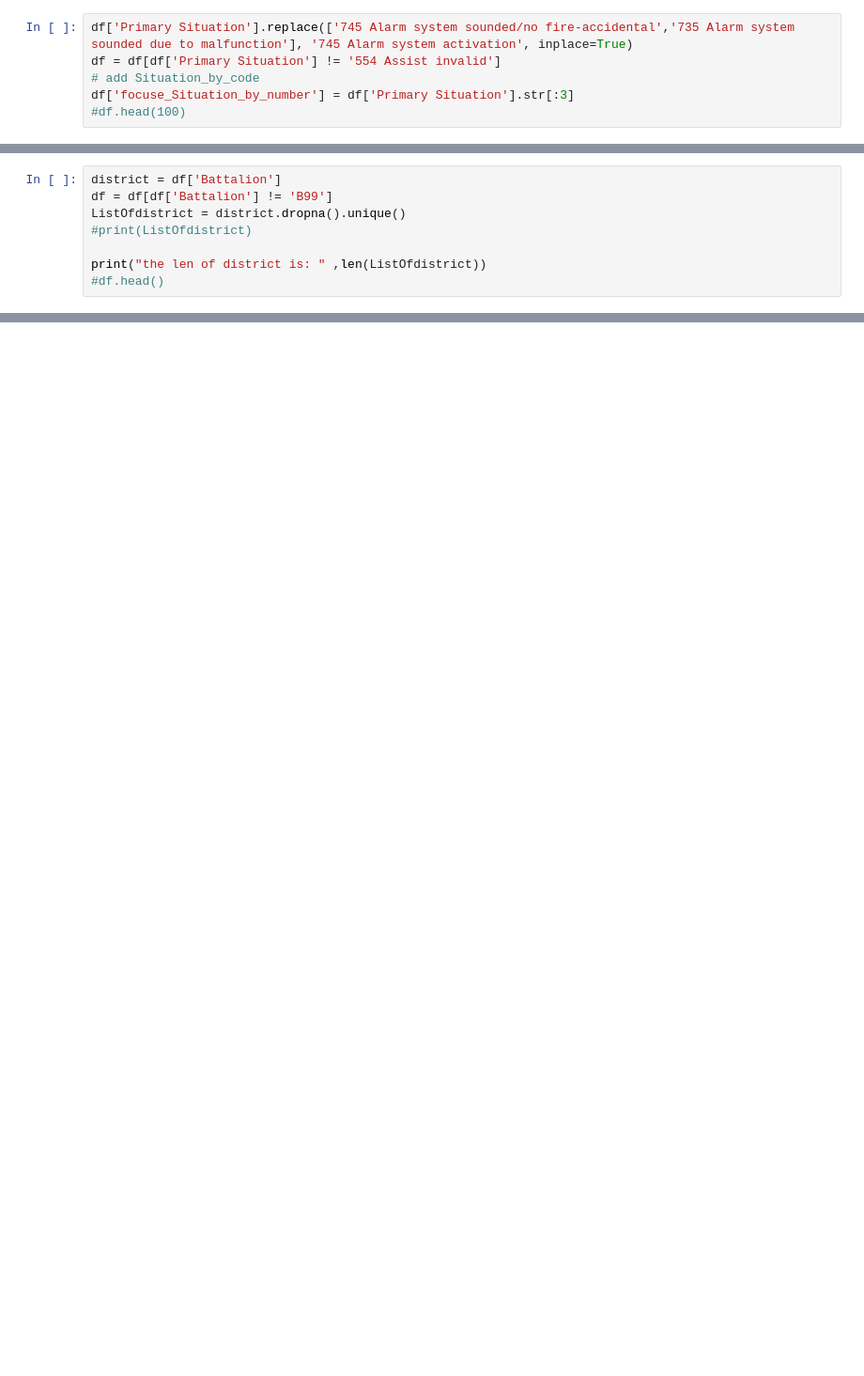
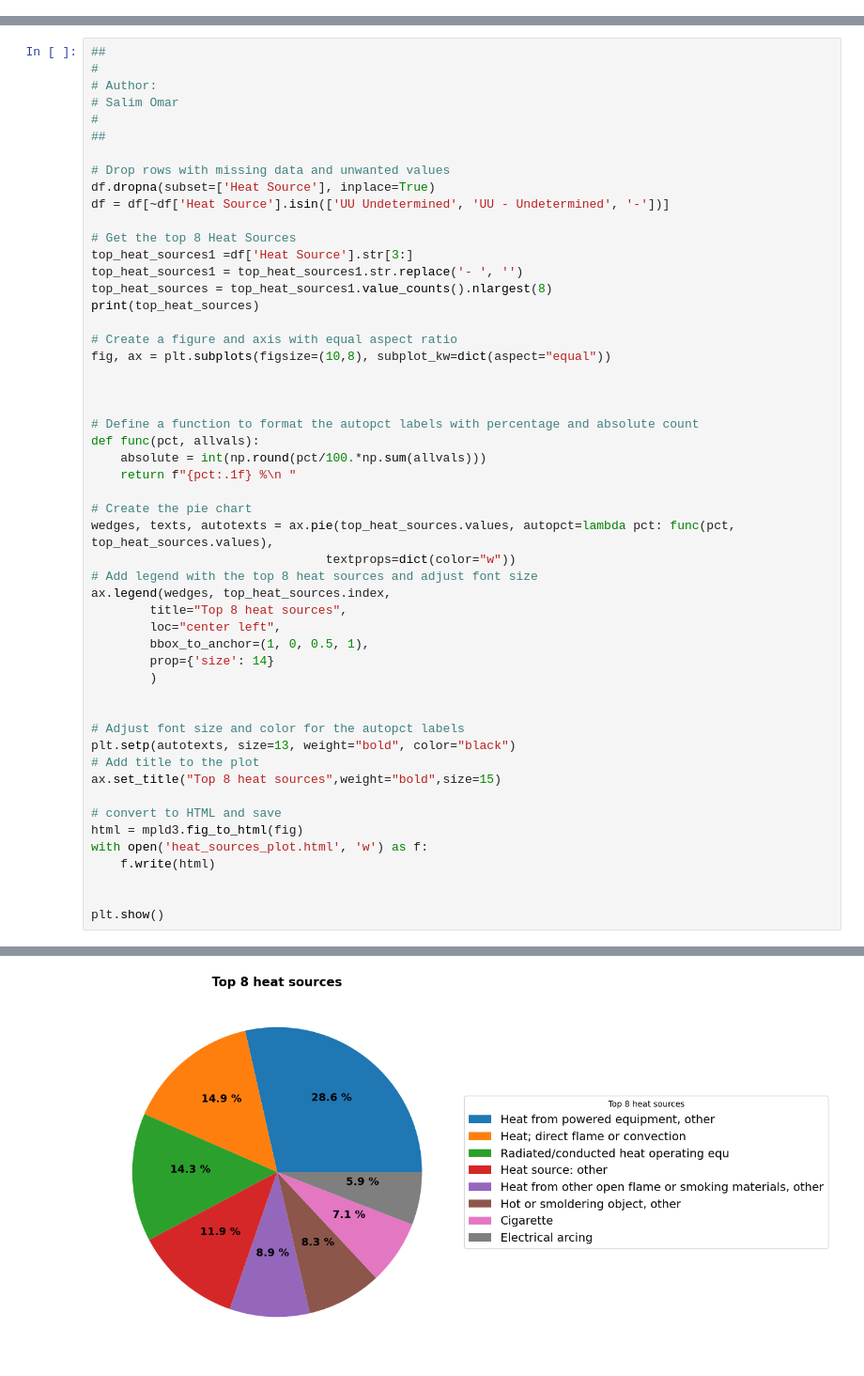
Before and after one commit to Strongside-87/Final_Project, a Jupyter notebook: Final_assigment.ipynb, the cells around one changed output, grey strips where cells are left out. Shown at 94% size. Drawn from its saved outputs; the diff is of its cells as text; blank space fills up the shorter version.

Commit message:
*cleaning and preprocessing *Top 8 heat sources

```diff
--- a/Final_assigment.ipynb
+++ b/Final_assigment.ipynb
@@ -53,6 +0,0 @@ df.drop(columns=['Automatic Extinguishing System Present', 'Automatic Extinguish
-# %%
-df['Primary Situation'].replace(['745 Alarm system sounded/no fire-accidental','735 Alarm system sounded due to malfunction'], '745 Alarm system activation', inplace=True)
-df = df[df['Primary Situation'] != '554 Assist invalid']
-# add Situation_by_code
-df['focuse_Situation_by_number'] = df['Primary Situation'].str[:3]
-#df.head(100)
@@ -160,8 +0,0 @@ We can se that the neighborhood and zipcode are too match value, and becouse of
-# %%
-district = df['Battalion']
-df = df[df['Battalion'] != 'B99']
-ListOfdistrict = district.dropna().unique()
-#print(ListOfdistrict)
-
-print("the len of district is: " ,len(ListOfdistrict))
-#df.head()
@@ -545,0 +564,53 @@ m.save('my_map.html')
+# %%
+##
+#
+# Author:
+# Salim Omar
+#
+##
+
+# Drop rows with missing data and unwanted values
+df.dropna(subset=['Heat Source'], inplace=True)
+df = df[~df['Heat Source'].isin(['UU Undetermined', 'UU - Undetermined', '-'])]
+
+# Get the top 8 Heat Sources
+top_heat_sources1 =df['Heat Source'].str[3:]
+top_heat_sources1 = top_heat_sources1.str.replace('- ', '')
+top_heat_sources = top_heat_sources1.value_counts().nlargest(8)
+print(top_heat_sources)
+
+# Create a figure and axis with equal aspect ratio
+fig, ax = plt.subplots(figsize=(10,8), subplot_kw=dict(aspect="equal"))
+
+
+
+# Define a function to format the autopct labels with percentage and absolute count
+def func(pct, allvals):
+    absolute = int(np.round(pct/100.*np.sum(allvals)))
+    return f"{pct:.1f} %\n "
+
+# Create the pie chart
+wedges, texts, autotexts = ax.pie(top_heat_sources.values, autopct=lambda pct: func(pct, top_heat_sources.values),
+                                textprops=dict(color="w"))
+# Add legend with the top 8 heat sources and adjust font size
+ax.legend(wedges, top_heat_sources.index,
+        title="Top 8 heat sources",
+        loc="center left",
+        bbox_to_anchor=(1, 0, 0.5, 1),
+        prop={'size': 14}
+        )
+
+
+# Adjust font size and color for the autopct labels
+plt.setp(autotexts, size=13, weight="bold", color="black")
+# Add title to the plot
+ax.set_title("Top 8 heat sources",weight="bold",size=15)
+
+# convert to HTML and save
+html = mpld3.fig_to_html(fig)
+with open('heat_sources_plot.html', 'w') as f:
+    f.write(html)
+
+
+plt.show()
+# %% [output]
@@ -545,0 +626 @@ m.save('my_map.html')
+[figure, added]
```
Also changed, not shown: parts of 45 cells of this notebook, 11 other files.
